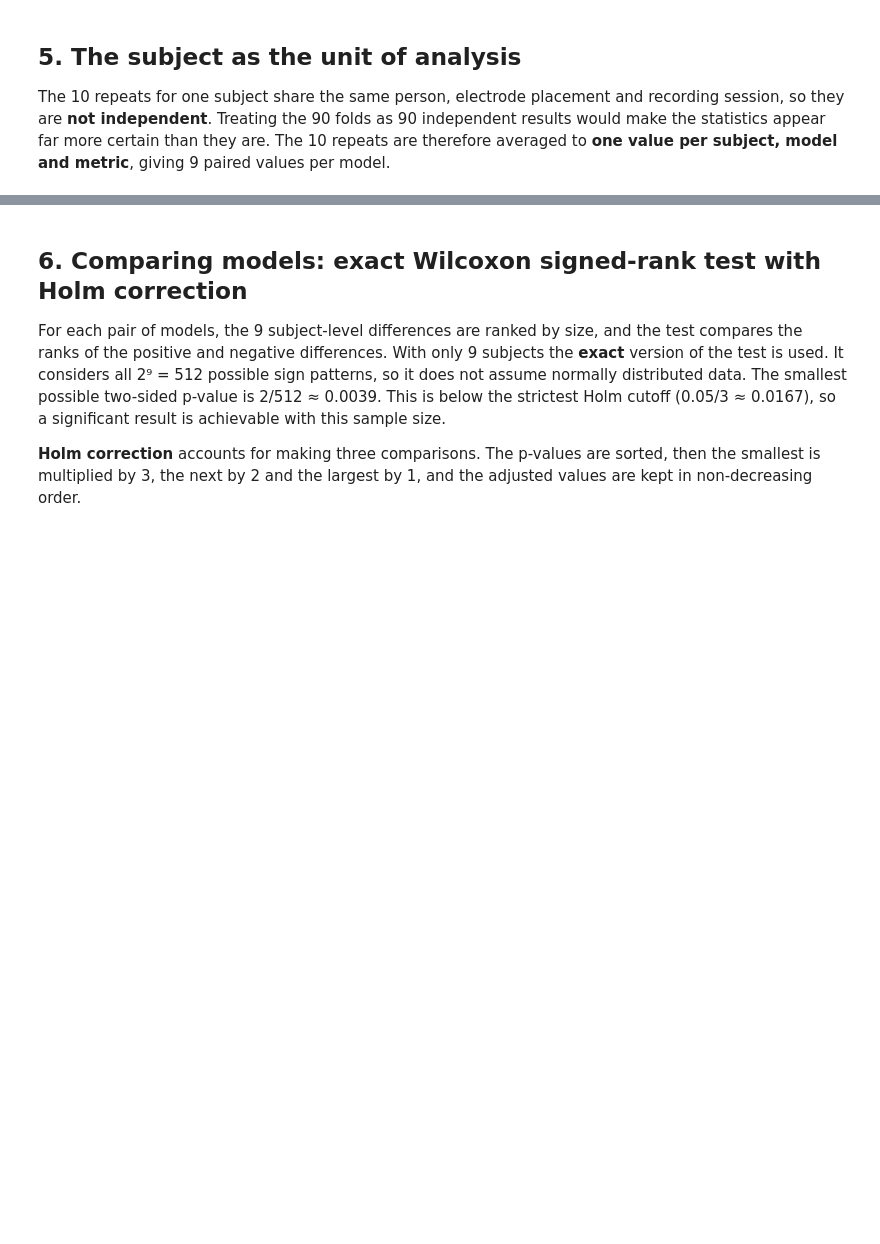
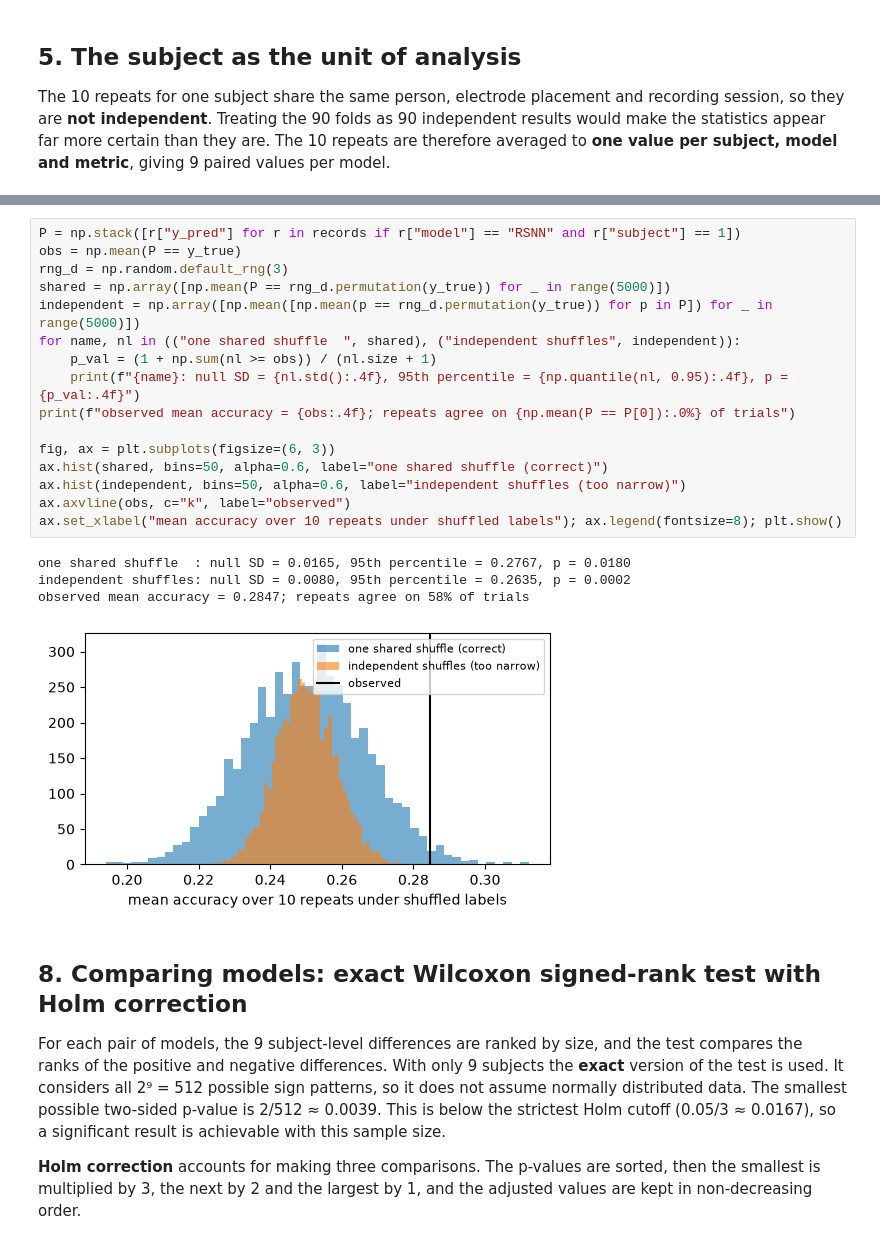
Before and after one commit to thesixtium/bmen-600-group-11, a Jupyter notebook: evaluation/evaluation.ipynb, the cells around one changed output, grey strips where cells are left out. Saved outputs shown, nothing was run; the diff lists cells and outputs as text; blank space fills up the shorter version.

```diff
--- a/evaluation/evaluation.ipynb
+++ b/evaluation/evaluation.ipynb
@@ -187,5 +248,26 @@ RSNN subject A01: repeats x trials = (10, 288) | p_subject = 9.999000099990002e-
+# %%
+P = np.stack([r["y_pred"] for r in records if r["model"] == "RSNN" and r["subject"] == 1])
+obs = np.mean(P == y_true)
+rng_d = np.random.default_rng(3)
+shared = np.array([np.mean(P == rng_d.permutation(y_true)) for _ in range(5000)])
+independent = np.array([np.mean([np.mean(p == rng_d.permutation(y_true)) for p in P]) for _ in range(5000)])
+for name, nl in (("one shared shuffle  ", shared), ("independent shuffles", independent)):
+    p_val = (1 + np.sum(nl >= obs)) / (nl.size + 1)
+    print(f"{name}: null SD = {nl.std():.4f}, 95th percentile = {np.quantile(nl, 0.95):.4f}, p = {p_val:.4f}")
+print(f"observed mean accuracy = {obs:.4f}; repeats agree on {np.mean(P == P[0]):.0%} of trials")
+
+fig, ax = plt.subplots(figsize=(6, 3))
+ax.hist(shared, bins=50, alpha=0.6, label="one shared shuffle (correct)")
+ax.hist(independent, bins=50, alpha=0.6, label="independent shuffles (too narrow)")
+ax.axvline(obs, c="k", label="observed")
+ax.set_xlabel("mean accuracy over 10 repeats under shuffled labels"); ax.legend(fontsize=8); plt.show()
+# %% [output]
+one shared shuffle  : null SD = 0.0165, 95th percentile = 0.2767, p = 0.0180
+independent shuffles: null SD = 0.0080, 95th percentile = 0.2635, p = 0.0002
+observed mean accuracy = 0.2847; repeats agree on 58% of trials
+[figure, added]
 # %% [markdown]
-## 6. Comparing models: exact Wilcoxon signed-rank test with Holm correction
+## 8. Comparing models: exact Wilcoxon signed-rank test with Holm correction
 For each pair of models, the 9 subject-level differences are ranked by size, and the test compares the ranks of the positive and negative differences.
 With only 9 subjects the **exact** version of the test is used. It considers all 2⁹ = 512 possible sign patterns, so it does not assume normally distributed data.
 The smallest possible two-sided p-value is 2/512 ≈ 0.0039. This is below the strictest Holm cutoff (0.05/3 ≈ 0.0167), so a significant result is achievable with this sample size.
```
Also changed, not shown: parts of 34 cells of this notebook, 8 other files.
